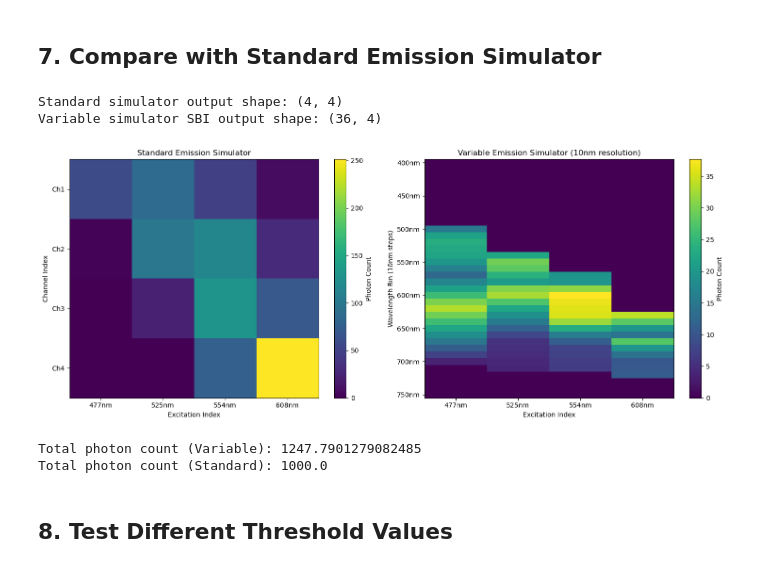
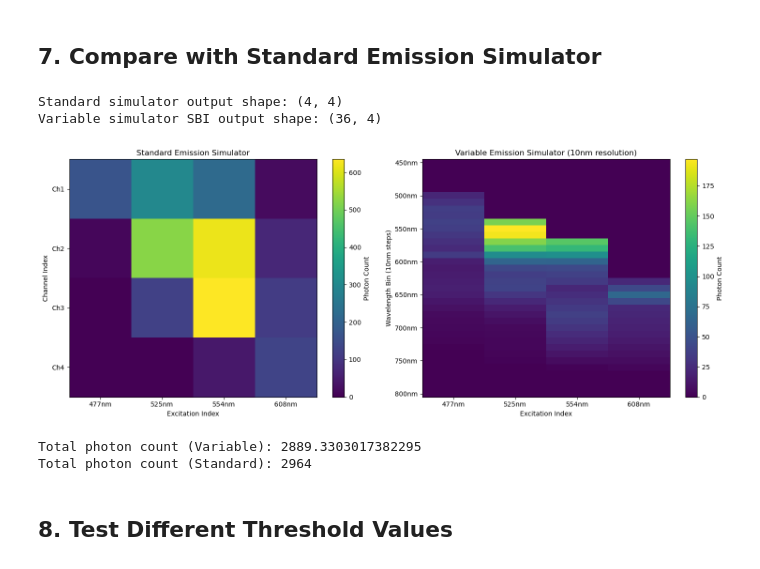
Before and after one commit to boazmohar/sbi-DELTA, a Jupyter notebook: sbi_delta/notebooks/variable_emission_simulator_demo.ipynb, the cells around one changed output. Saved outputs shown, nothing was run; the diff lists cells and outputs as text; code cells hidden in the pictures.

```diff
--- a/sbi_delta/notebooks/variable_emission_simulator_demo.ipynb
+++ b/sbi_delta/notebooks/variable_emission_simulator_demo.ipynb
@@ -68,15 +88,14 @@ Subclasses:
 fluorophore_names = ["JF479", "JF525", "JF552", "JF608"]
 
 base_cfg = BaseConfig(
-    min_wavelength=400,
-    max_wavelength=750,
+    min_wavelength=450,
+    max_wavelength=800,
     wavelength_step=1,
     spectra_folder=os.path.join(base_path, "data/spectra_npz"),
     dye_names=fluorophore_names,
     bg_dye='AF_v1',
     photon_budget=3000,
     interpolation_kind = 'slinear',  # Interpolation method for spectra
-    bg
 )
 
 exc_cfg = ExcitationConfig(excitation_mode="min_crosstalk")
@@ -165,8 +206,9 @@ variable_simulator = VariableEmissionSimulator(
     config=base_cfg,
     excitation_manager=excitation_mgr,
     prior_manager=prior_mgr,
-    threshold=40,      # Subdivision threshold
-    min_filter_width=5  # Stop subdividing at 15nm
+    threshold=50,      # Subdivision threshold
+    min_filter_width=10  # Stop subdividing at 15nm
+
 )
 
 # Create standard emission simulator for comparison
@@ -344,14 +386,14 @@ Total measurement points: 44
 # Run standard simulator for comparison
 standard_results = standard_simulator.simulate(
     concentrations=test_concentrations,
-    add_noise=False,
+    add_noise=True,
     debug=False
 )
 
 # Run variable simulator in normal mode (for SBI compatibility)
 variable_results_sbi = variable_simulator.simulate(
     concentrations=test_concentrations,
-    add_noise=False,
+    add_noise=True,
     debug=False
 )
 
@@ -365,42 +407,42 @@ fig, (ax1, ax2) = plt.subplots(1, 2, figsize=(15, 6))
 im1 = ax1.imshow(standard_results, aspect='auto', interpolation='nearest', cmap='viridis')
 ax1.set_title('Standard Emission Simulator')
 ax1.set_xlabel('Excitation Index')
 ax1.set_ylabel('Channel Index')
 ax1.set_xticks(range(len(excitation_wavelengths)))
 ax1.set_xticklabels([f'{wl}nm' for wl in excitation_wavelengths])
 ax1.set_yticks(range(len(standard_filter_cfgs)))
 ax1.set_yticklabels([f'Ch{i+1}' for i in range(len(standard_filter_cfgs))])
 plt.colorbar(im1, ax=ax1, label='Photon Count')
 
 # Variable simulator heatmap
 im2 = ax2.imshow(variable_results_sbi, aspect='auto', interpolation='nearest', cmap='viridis')
 ax2.set_title('Variable Emission Simulator (10nm resolution)')
 ax2.set_xlabel('Excitation Index')
 ax2.set_ylabel('Wavelength Bin (10nm steps)')
 ax2.set_xticks(range(len(excitation_wavelengths)))
 ax2.set_xticklabels([f'{wl}nm' for wl in excitation_wavelengths])
 # Show every 5th wavelength bin
 n_bins = variable_results_sbi.shape[0]
 tick_indices = range(0, n_bins, 5)
 tick_labels = [f'{int(wavelength_grid[i])}nm' for i in tick_indices]
 ax2.set_yticks(tick_indices)
 ax2.set_yticklabels(tick_labels)
 plt.colorbar(im2, ax=ax2, label='Photon Count')
 
 plt.tight_layout()
 plt.show()
 # %% [output]
 Standard simulator output shape: (4, 4)
 Variable simulator SBI output shape: (36, 4)
-[figure, old version]
+[figure, new version]
 # %%
 variable_results_sbi.shape, standard_results.shape
 np.sum(variable_results_sbi), np.sum(standard_results)
 print(f"Total photon count (Variable): {np.sum(variable_results_sbi)}")
 print(f"Total photon count (Standard): {np.sum(standard_results)}")
 # %% [output]
-Total photon count (Variable): 1247.7901279082485
-Total photon count (Standard): 1000.0
+Total photon count (Variable): 2889.3303017382295
+Total photon count (Standard): 2964
 # %% [markdown]
 ## 8. Test Different Threshold Values
 # %%
```
Also changed, not shown: parts of 18 cells of this notebook, 3 other files.
